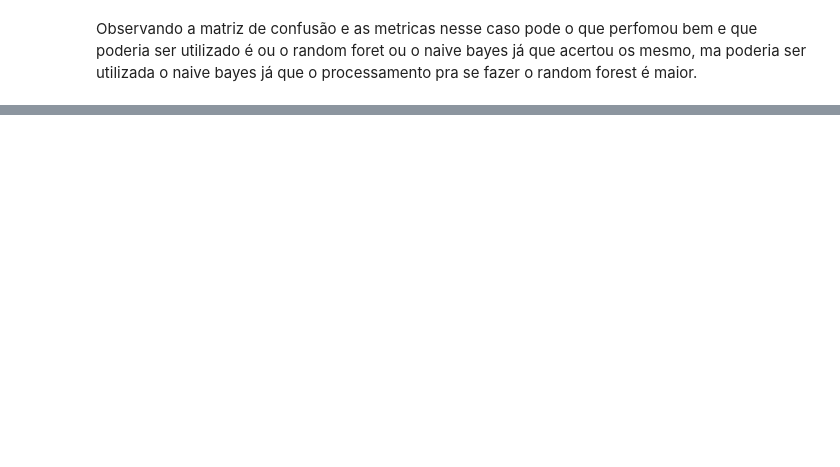
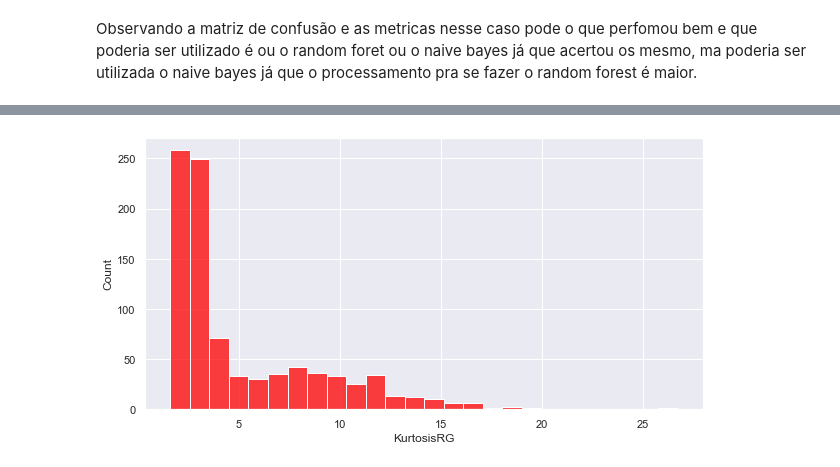
Before and after one commit to gustavoramos82/Classifica-o-Frutas, a Jupyter notebook: frutas.ipynb, the cells around one changed output, grey strips where cells are left out. Cells and saved outputs as stored; diff of their text form; code cells hidden in the pictures; blank space fills up the shorter version.

```diff
--- a/frutas.ipynb
+++ b/frutas.ipynb
@@ -330,0 +525,5 @@ Observando a matriz de confusão e as metricas nesse caso pode o que perfomou be
+# %%
+plt.figure(figsize=(10,5))
+sns.histplot(x='KurtosisRG',data=frutas,color='red');
+# %% [output]
+[figure, added]
```
Also changed, not shown: parts of 60 cells of this notebook.
